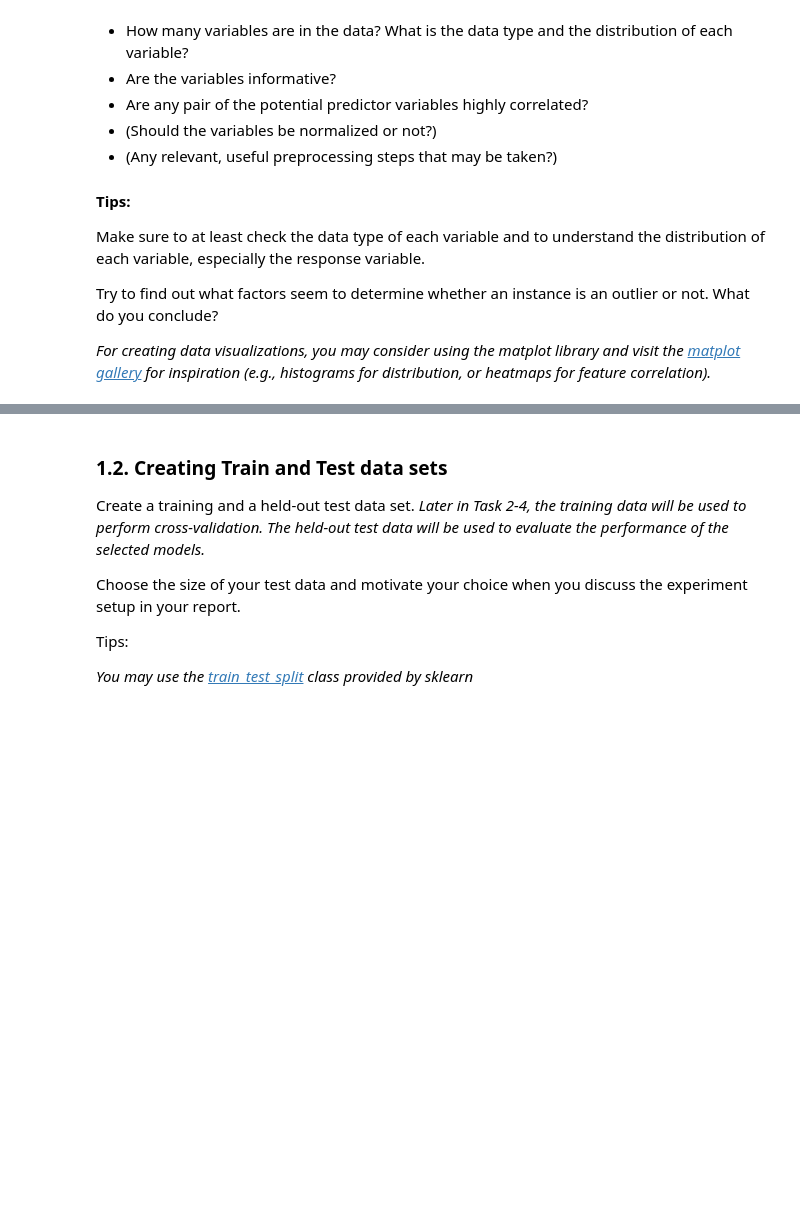
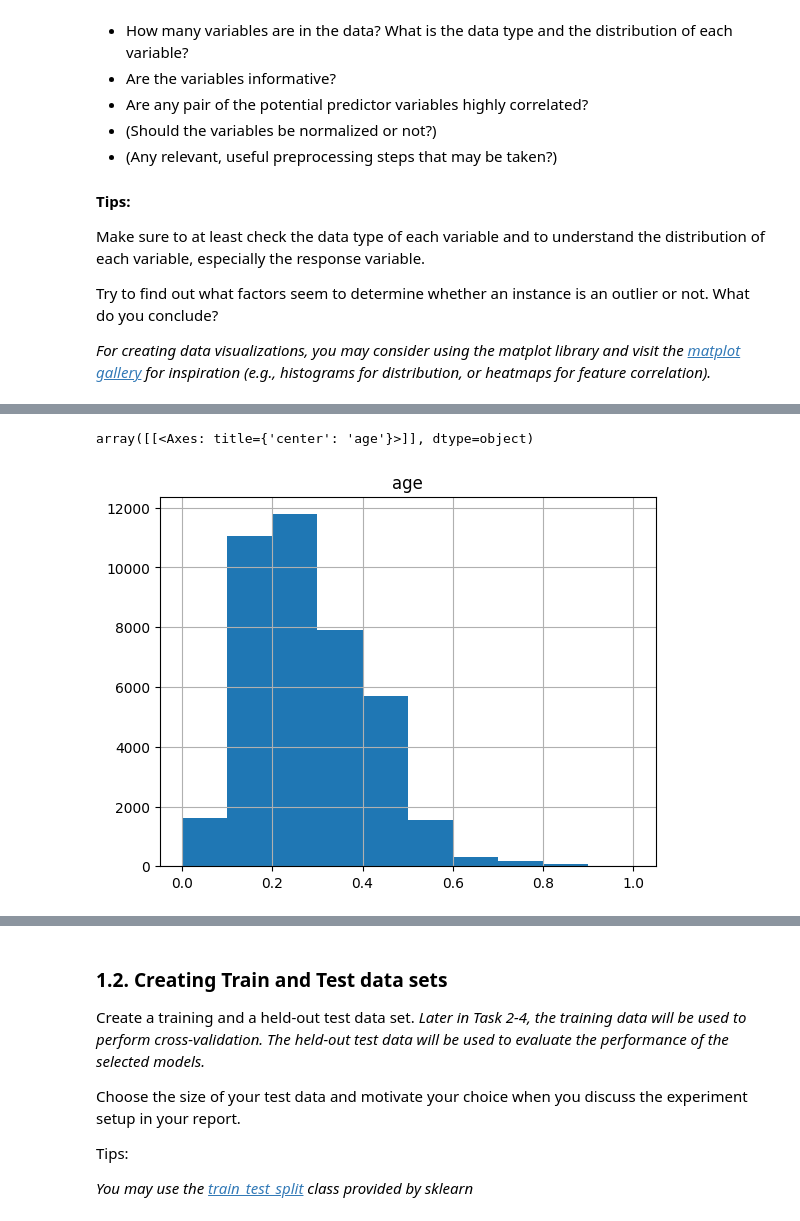
Before and after one commit to Zi-lon/Applications-of-machine-learning, a Jupyter notebook: Assignment 1/Assignment 1.ipynb, the cells around one changed output, grey strips where cells are left out. Cells and saved outputs as stored; diff of their text form; code cells hidden in the pictures; blank space fills up the shorter version.

```diff
--- a/Assignment 1/Assignment 1.ipynb
+++ b/Assignment 1/Assignment 1.ipynb
@@ -95,0 +131,5 @@ print(data.describe())
+# %%
+data.hist(column='age')
+# %% [output]
+array([[<Axes: title={'center': 'age'}>]], dtype=object)
+[figure, added]
```
Also changed, not shown: parts of 11 cells of this notebook.
